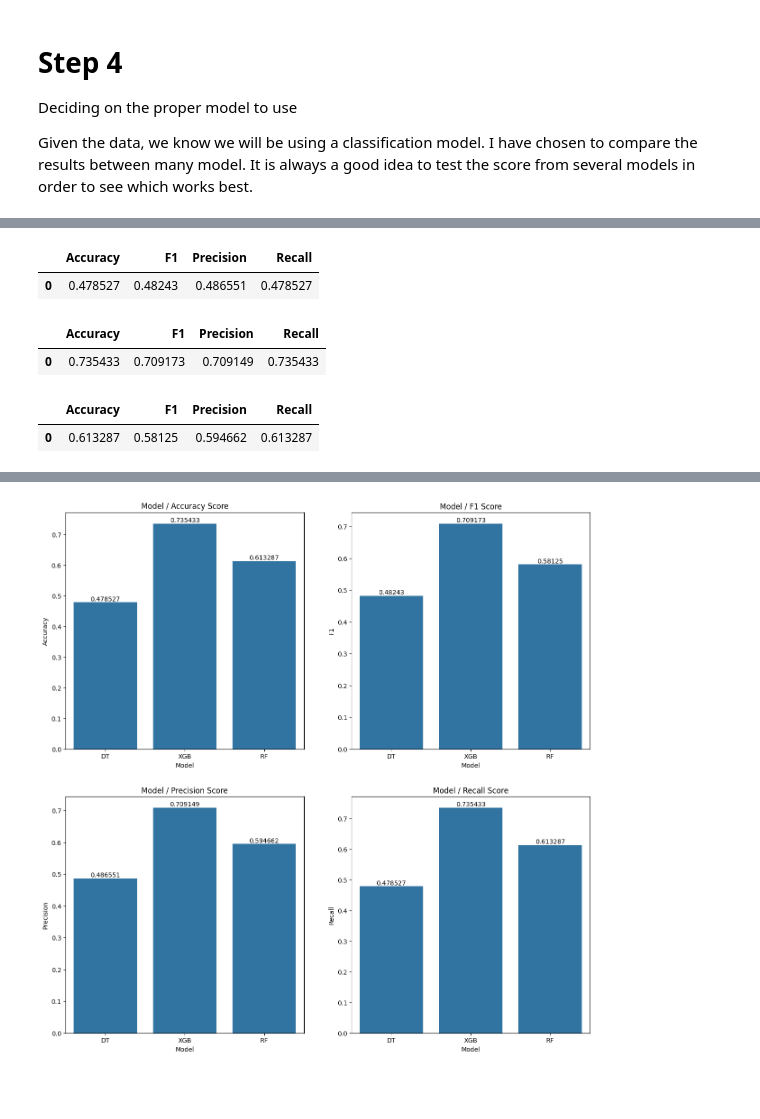
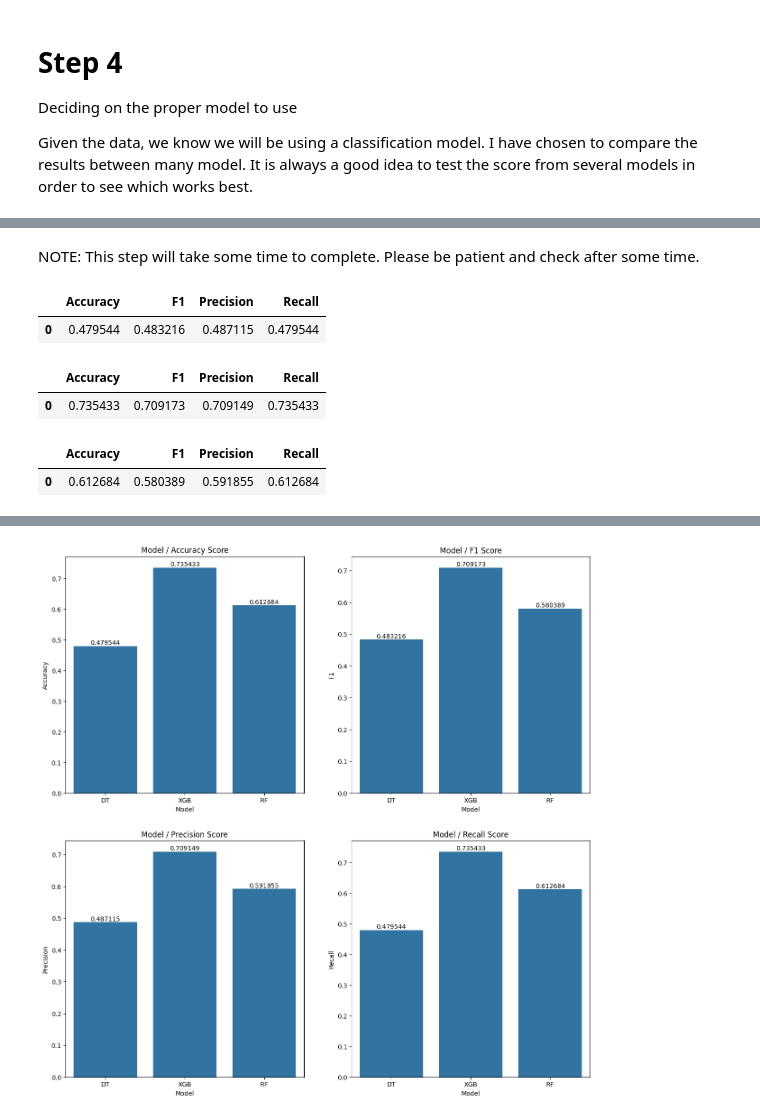
Before and after one commit to bhaskar-debug/poker, a Jupyter notebook: poker-hand-classification.ipynb, the cells around one changed output, grey strips where cells are left out. Drawn from its saved outputs; the diff is of its cells as text; code cells hidden in the pictures; blank space fills up the shorter version.

```diff
--- a/poker-hand-classification.ipynb
+++ b/poker-hand-classification.ipynb
@@ -191,8 +194,10 @@ def get_model_log(model, xtrain, ytrain, xtest, ytest):
+# %% [markdown]
+NOTE: This step will take some time to complete. Please be patient and check after some time.
 # %%
-dt = DecisionTreeClassifier(min_samples_split=2, min_samples_leaf=1 )
+dt = DecisionTreeClassifier(min_samples_split=2, min_samples_leaf=1, criterion="gini")
 dt_log = get_model_log(dt, X_train, y_train, X_test, y_test)
 dt_log
 # %% [output]
 |  | Accuracy | F1 | Precision | Recall |
-| 0 | 0.478527 | 0.48243 | 0.486551 | 0.478527 |
+| 0 | 0.479544 | 0.483216 | 0.487115 | 0.479544 |
 # %%
@@ -203,12 +208,12 @@ xgb_log
 |  | Accuracy | F1 | Precision | Recall |
 | 0 | 0.735433 | 0.709173 | 0.709149 | 0.735433 |
 # %%
-rf = RandomForestClassifier()
+rf = RandomForestClassifier(n_estimators=100, criterion="gini")
 rf_log = get_model_log(rf, X_train, y_train, X_test, y_test)
 rf_log
 # %% [output]
 |  | Accuracy | F1 | Precision | Recall |
-| 0 | 0.613287 | 0.58125 | 0.594662 | 0.613287 |
+| 0 | 0.612684 | 0.580389 | 0.591855 | 0.612684 |
 # %%
 result_df = pd.DataFrame(
     {
```
Also changed, not shown: parts of 13 cells of this notebook, 2 other files.
